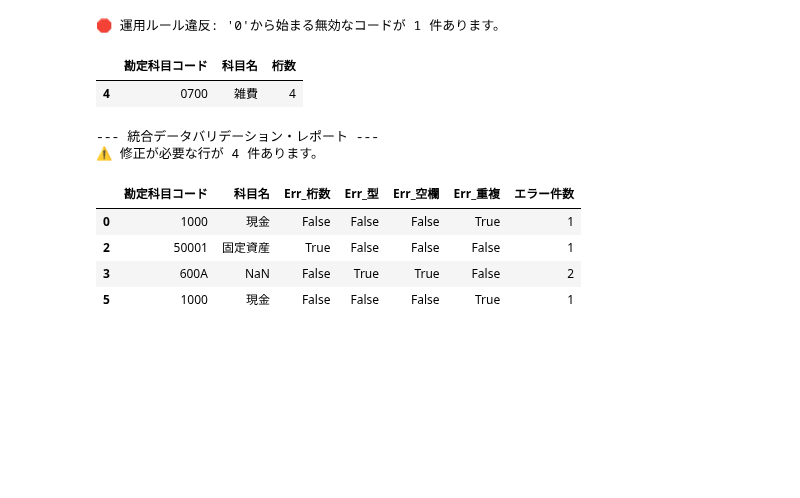
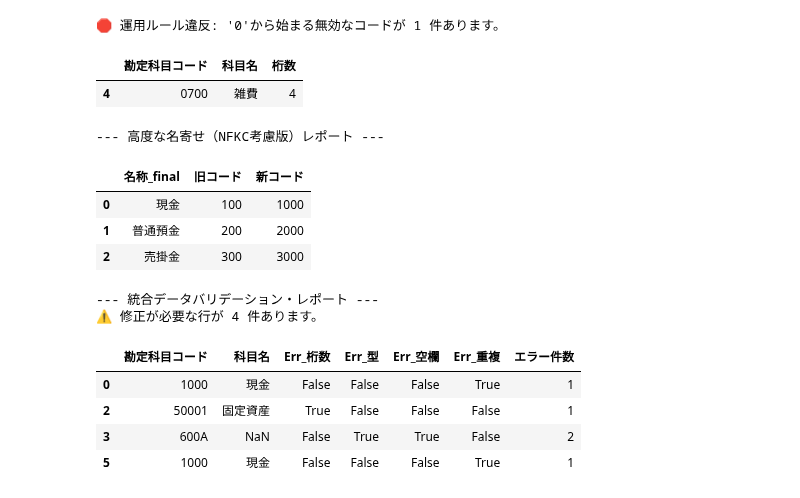
Before and after one commit to Koji-Accounting-Tech/D365-Finance-Data-Validator, a Jupyter notebook: D365_Data_Processing.ipynb, the cells around one changed output. Saved outputs shown, nothing was run; the diff lists cells and outputs as text; code cells hidden in the pictures; blank space fills up the shorter version.

```diff
--- a/D365_Data_Processing.ipynb
+++ b/D365_Data_Processing.ipynb
@@ -180,6 +180,54 @@ if len(invalid_start) > 0:
 🛑 運用ルール違反: '0'から始まる無効なコードが 1 件あります。
 |  | 勘定科目コード | 科目名 | 桁数 |
 | 4 | 0700 | 雑費 | 4 |
+# %%
+import pandas as pd
+import unicodedata
+
+# 1. データの準備
+df_old = pd.DataFrame({
+    '旧コード': ['100', '200', '300'],
+    '名称': ['現金　', '普通預金', '売掛金']
+})
+
+df_new = pd.DataFrame({
+    '新コード': ['1000', '2000', '3000'],
+    '名称': ['現金', '普通預金', 'ｳﾘｶｹｷﾝ'] # 半角カナ
+})
+
+# 2. 【重要】辞書のキーを正規化（NFKC）後の「全角カナ」で定義する
+# NFKCを通ると半角の 'ｳﾘｶｹｷﾝ' は 全角の 'ウリカケキン' になります
+name_mapping = {
+    'ウリカケキン': '売掛金',
+    'ゲンキン': '現金'
+}
+
+# 3. クレンジング関数
+def advanced_normalize(text):
+    if not isinstance(text, str):
+        return text
+
+    # a. ここで「全角」に統一される（半角カナ -> 全角カナ）
+    clean_text = unicodedata.normalize('NFKC', text).strip()
+
+    # b. 統一された状態（全角カナ）で辞書を引く
+    return name_mapping.get(clean_text, clean_text)
+
+# 4. 適用
+df_old['名称_final'] = df_old['名称'].apply(advanced_normalize)
+df_new['名称_final'] = df_new['名称'].apply(advanced_normalize)
+
+# 5. 突合
+df_matched = pd.merge(df_old, df_new, on='名称_final', how='inner')
+
+print("--- 高度な名寄せ（NFKC考慮版）レポート ---")
+display(df_matched[['名称_final', '旧コード', '新コード']])
+# %% [output]
+--- 高度な名寄せ（NFKC考慮版）レポート ---
+|  | 名称_final | 旧コード | 新コード |
+| 0 | 現金 | 100 | 1000 |
+| 1 | 普通預金 | 200 | 2000 |
+| 2 | 売掛金 | 300 | 3000 |
 # %%
 import pandas as pd
 import numpy as np
```
